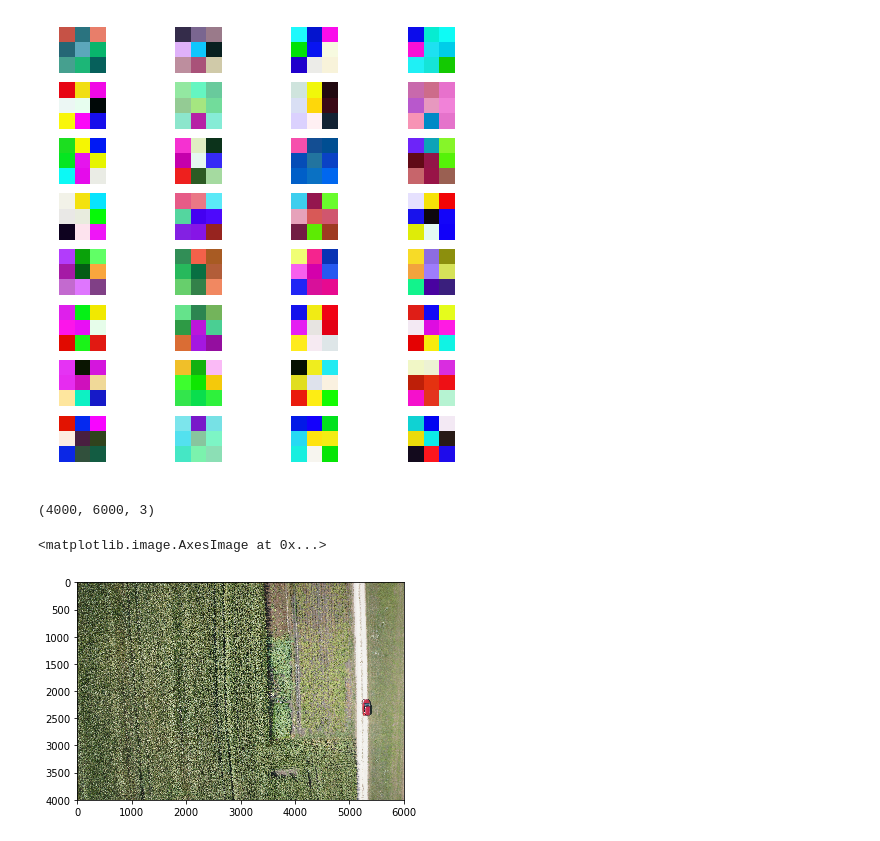
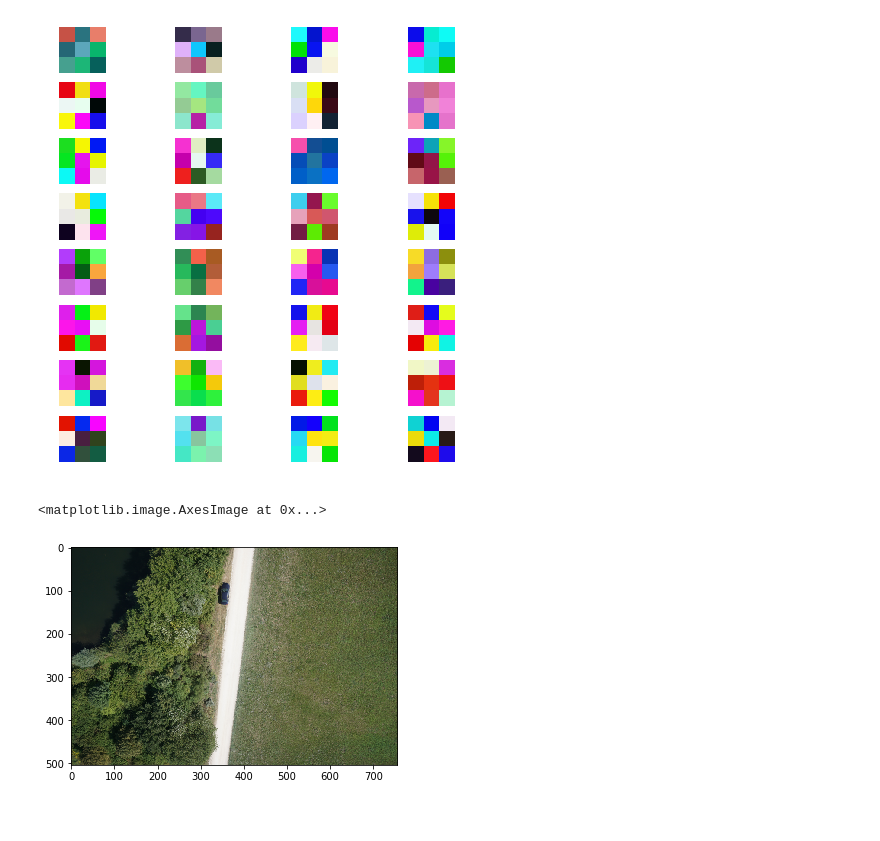
Before and after one commit to dorianHe/visualizing_what_CNN_learns, a Jupyter notebook: test_visualization.ipynb, the cells around one changed output. Saved outputs shown, nothing was run; the diff lists cells and outputs as text; code cells hidden in the pictures.

```diff
--- a/test_visualization.ipynb
+++ b/test_visualization.ipynb
@@ -202,9 +266,0 @@ example_image = plt.imread("./Images/TP/DSC07578_1534411226516.JPG")
-# %%
-example_image.shape
-# %% [output]
-(4000, 6000, 3)
-# %%
-plt.imshow(example_image)
-# %% [output]
-<matplotlib.image.AxesImage at 0x...>
-[figure, removed]
@@ -211,2 +285,9 @@ plt.imshow(example_image)
 # %%
+key = "FN_black_car"
+file_path = file_path_dict[key]
+example_image = plt.imread(file_path)
 resized_image = cv2.resize(example_image, (756, 504), interpolation = cv2.INTER_AREA)
+plt.imshow(resized_image)
+# %% [output]
+<matplotlib.image.AxesImage at 0x...>
+[figure, added]
```
Also changed, not shown: parts of 16 cells of this notebook.
